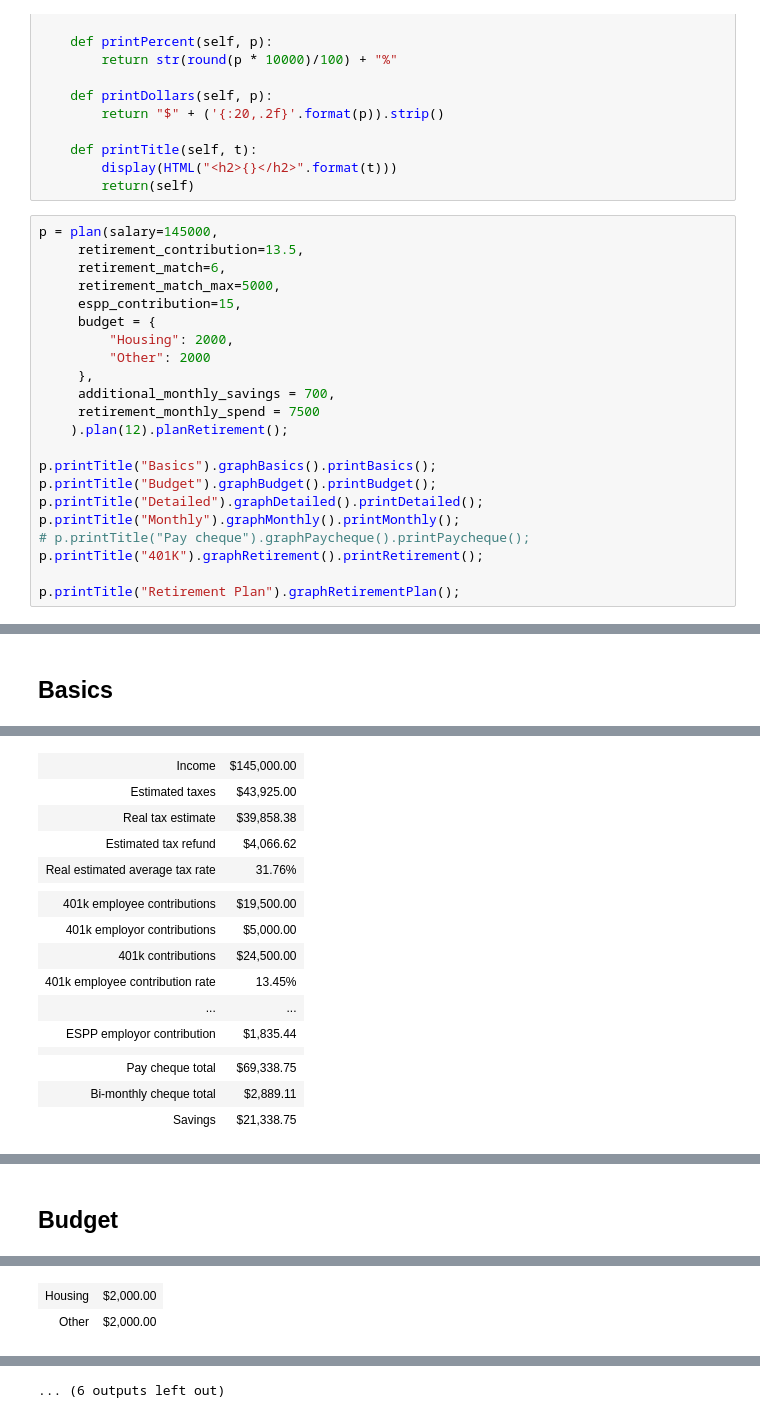
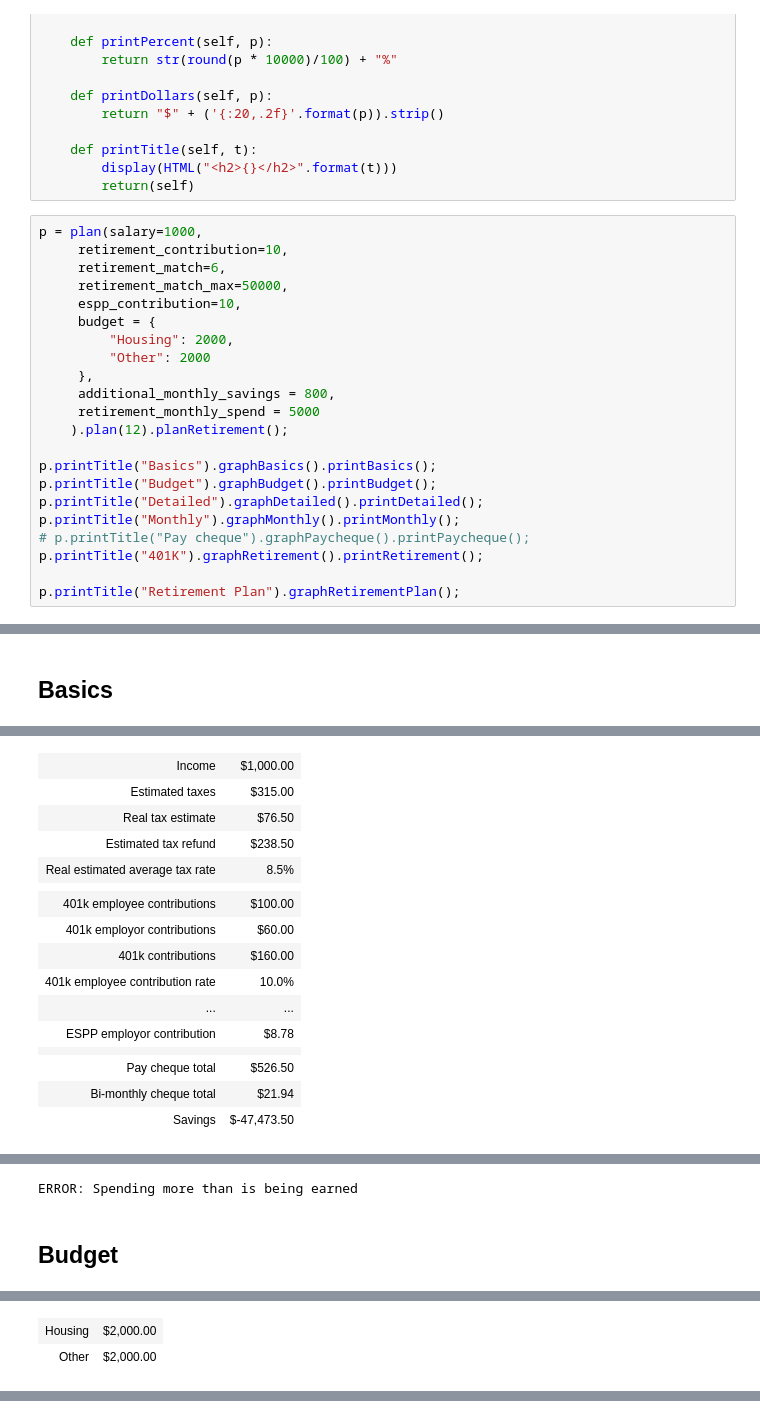
Before and after one commit to bcaldwell/notebooks, a Jupyter notebook: financial/net income.ipynb, the cells around one changed output, grey strips where cells are left out. Drawn from its saved outputs; the diff is of its cells as text.

Commit message:
update net income

```diff
--- a/financial/net income.ipynb
+++ b/financial/net income.ipynb
@@ -360,17 +360,17 @@ class plan:
         display(HTML("<h2>{}</h2>".format(t)))
         return(self)
 # %%
-p = plan(salary=145000,
-     retirement_contribution=13.5,
+p = plan(salary=1000,
+     retirement_contribution=10,
      retirement_match=6,
-     retirement_match_max=5000,
-     espp_contribution=15,
+     retirement_match_max=50000,
+     espp_contribution=10,
      budget = {
          "Housing": 2000,
          "Other": 2000
      },
-     additional_monthly_savings = 700,
-     retirement_monthly_spend = 7500
+     additional_monthly_savings = 800,
+     retirement_monthly_spend = 5000
     ).plan(12).planRetirement();
 
 p.printTitle("Basics").graphBasics().printBasics();
@@ -385,18 +386,18 @@ p.printTitle("Retirement Plan").graphRetirementPlan();
 Basics
 [interactive output not drawn]
-| Income | $145,000.00 |
-| Estimated taxes | $43,925.00 |
-| Real tax estimate | $39,858.38 |
-| Estimated tax refund | $4,066.62 |
-| Real estimated average tax rate | 31.76% |
+| Income | $1,000.00 |
+| Estimated taxes | $315.00 |
+| Real tax estimate | $76.50 |
+| Estimated tax refund | $238.50 |
+| Real estimated average tax rate | 8.5% |
 |  |  |
-| 401k employee contributions | $19,500.00 |
-| 401k employor contributions | $5,000.00 |
-| 401k contributions | $24,500.00 |
-| 401k employee contribution rate | 13.45% |
+| 401k employee contributions | $100.00 |
+| 401k employor contributions | $60.00 |
+| 401k contributions | $160.00 |
+| 401k employee contribution rate | 10.0% |
 | ... | ... |
-| ESPP employor contribution | $1,835.44 |
+| ESPP employor contribution | $8.78 |
 |  |  |
-| Pay cheque total | $69,338.75 |
-| Bi-monthly cheque total | $2,889.11 |
-| Savings | $21,338.75 |
+| Pay cheque total | $526.50 |
+| Bi-monthly cheque total | $21.94 |
+| Savings | $-47,473.50 |
@@ -404,3 +404,4 @@ Warning: Contributing more than allowed to 401k
+ERROR: Spending more than is being earned
 Budget
 [interactive output not drawn]
 | Housing | $2,000.00 |
@@ -420 +419,0 @@ Monthly
-... (6 outputs left out)
```
Also changed, not shown: parts of 1 cell of this notebook.
